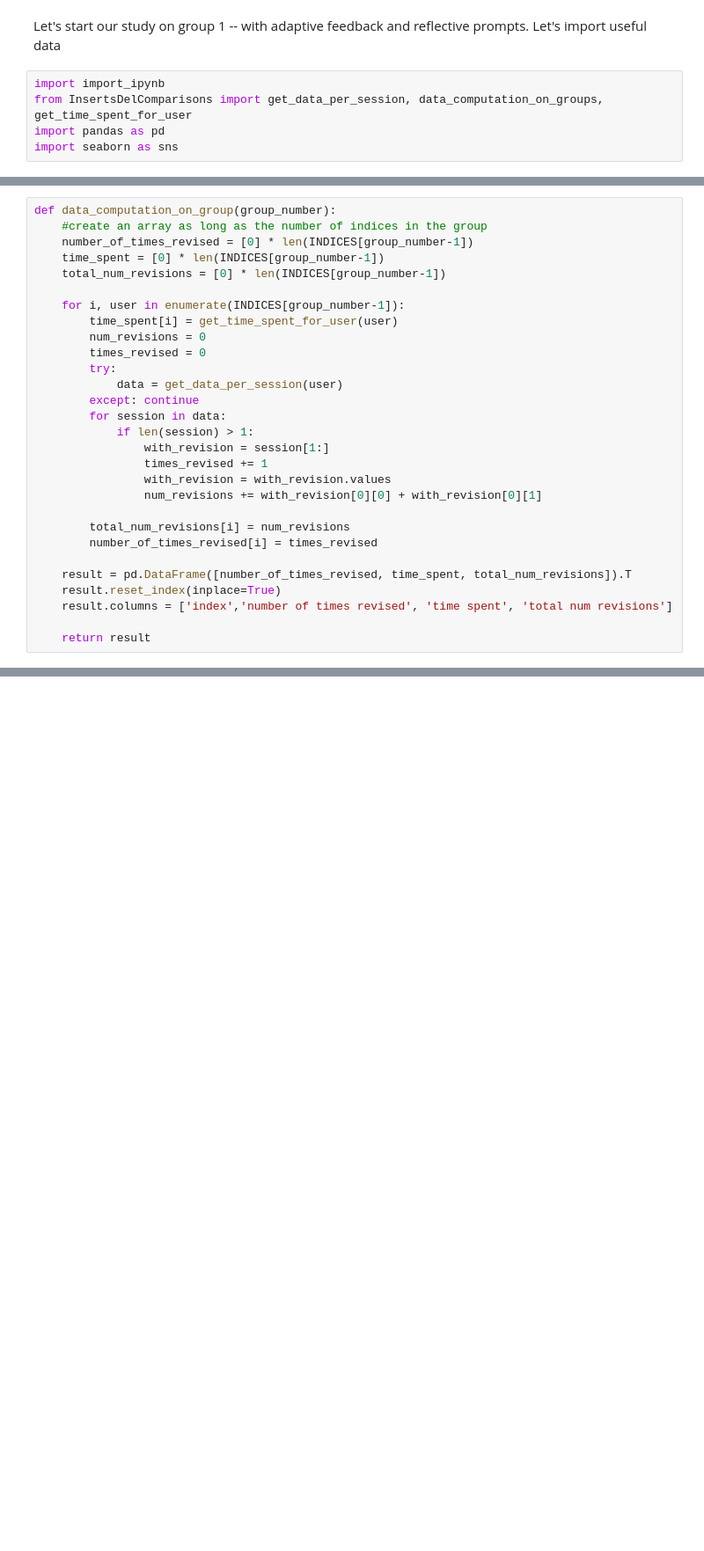
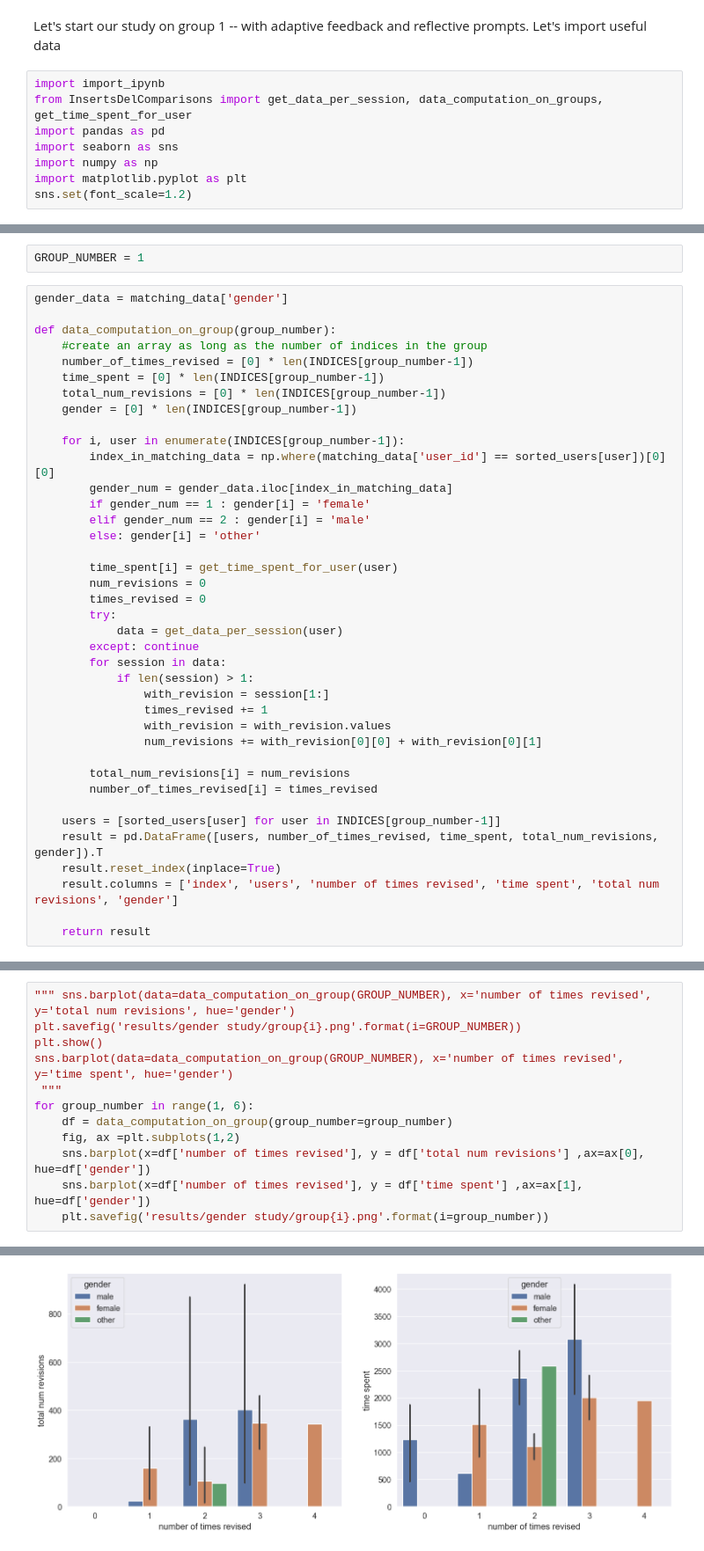
Before and after one commit to lucamouchel/Understanding-Revision-Behavior, a Jupyter notebook: GroupComparison.ipynb, the cells around one changed output, grey strips where cells are left out. Shown at 88% size. Cells and saved outputs as stored; diff of their text form; blank space fills up the shorter version.

Commit message:
added many results

```diff
--- a/GroupComparison.ipynb
+++ b/GroupComparison.ipynb
@@ -13,5 +13,8 @@ import import_ipynb
 from InsertsDelComparisons import get_data_per_session, data_computation_on_groups, get_time_spent_for_user
 import pandas as pd
 import seaborn as sns
+import numpy as np
+import matplotlib.pyplot as plt
+sns.set(font_scale=1.2)
 # %%
 %store -r INDICES
@@ -18,11 +24,22 @@ import seaborn as sns
+# %%
+GROUP_NUMBER = 1
 # %%
+gender_data = matching_data['gender']
+
 def data_computation_on_group(group_number):
     #create an array as long as the number of indices in the group
     number_of_times_revised = [0] * len(INDICES[group_number-1])
     time_spent = [0] * len(INDICES[group_number-1])
     total_num_revisions = [0] * len(INDICES[group_number-1])
+    gender = [0] * len(INDICES[group_number-1])
 
     for i, user in enumerate(INDICES[group_number-1]):
+        index_in_matching_data = np.where(matching_data['user_id'] == sorted_users[user])[0][0]
+        gender_num = gender_data.iloc[index_in_matching_data]
+        if gender_num == 1 : gender[i] = 'female'
+        elif gender_num == 2 : gender[i] = 'male'
+        else: gender[i] = 'other'
+
         time_spent[i] = get_time_spent_for_user(user)
         num_revisions = 0
         times_revised = 0
@@ -39,8 +56,9 @@ def data_computation_on_group(group_number):
         total_num_revisions[i] = num_revisions
         number_of_times_revised[i] = times_revised
 
-    result = pd.DataFrame([number_of_times_revised, time_spent, total_num_revisions]).T
+    users = [sorted_users[user] for user in INDICES[group_number-1]]
+    result = pd.DataFrame([users, number_of_times_revised, time_spent, total_num_revisions, gender]).T
     result.reset_index(inplace=True)
-    result.columns = ['index','number of times revised', 'time spent', 'total num revisions']
+    result.columns = ['index', 'users', 'number of times revised', 'time spent', 'total num revisions', 'gender']
 
     return result
@@ -52,0 +65,13 @@ sns.barplot(data=data_computation_on_group(1), x='index', y='time spent', hue='n
+# %%
+""" sns.barplot(data=data_computation_on_group(GROUP_NUMBER), x='number of times revised', y='total num revisions', hue='gender')
+plt.savefig('results/gender study/group{i}.png'.format(i=GROUP_NUMBER))
+plt.show()
+sns.barplot(data=data_computation_on_group(GROUP_NUMBER), x='number of times revised', y='time spent', hue='gender')
+ """
+for group_number in range(1, 6):
+    df = data_computation_on_group(group_number=group_number)
+    fig, ax =plt.subplots(1,2)
+    sns.barplot(x=df['number of times revised'], y = df['total num revisions'] ,ax=ax[0], hue=df['gender'])
+    sns.barplot(x=df['number of times revised'], y = df['time spent'] ,ax=ax[1], hue=df['gender'])
+    plt.savefig('results/gender study/group{i}.png'.format(i=group_number))
+# %% [output]
@@ -52,0 +79 @@ sns.barplot(data=data_computation_on_group(1), x='index', y='time spent', hue='n
+[figure, added]
```
Also changed, not shown: parts of 4 cells of this notebook, 22 other files.
